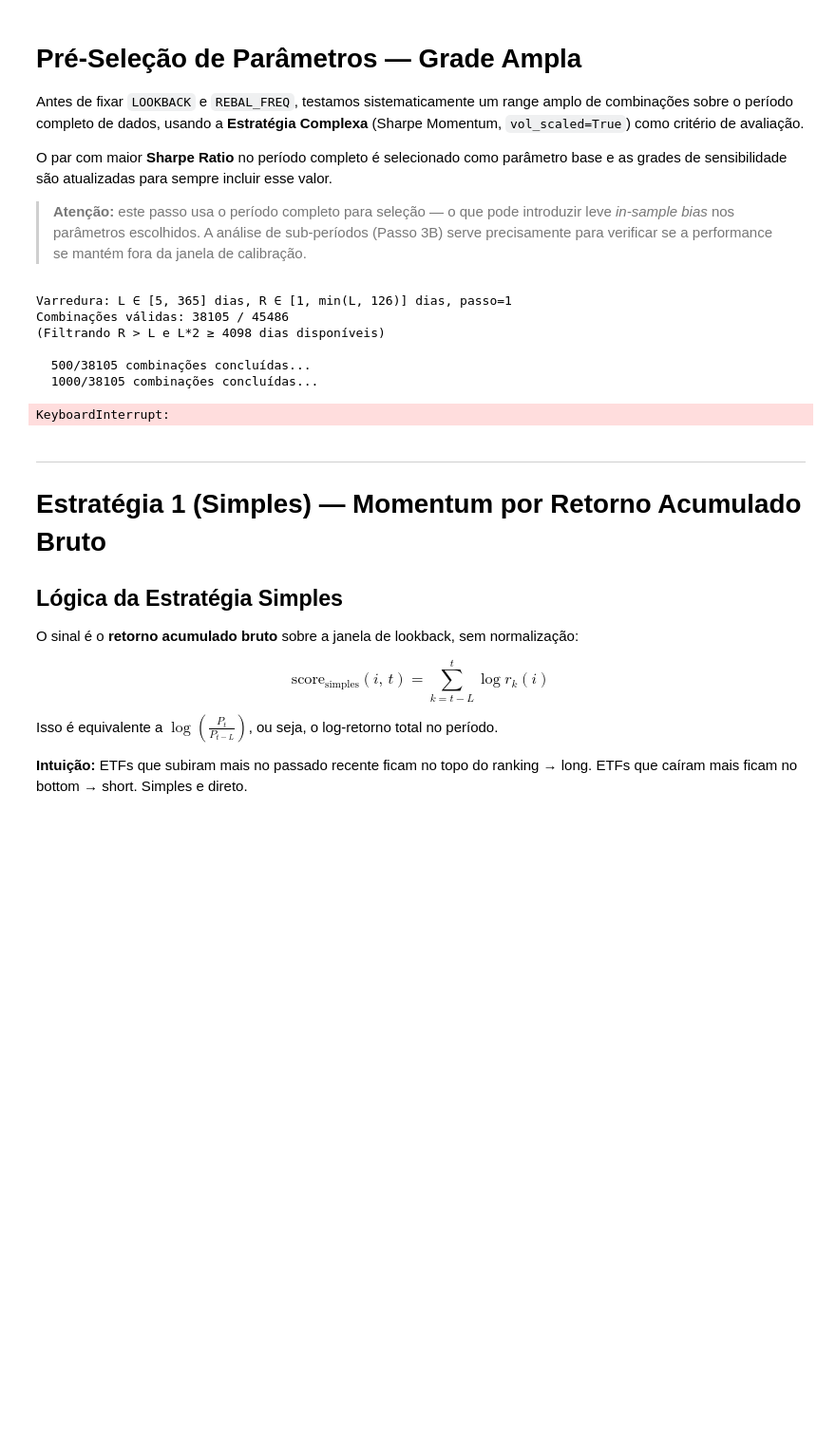
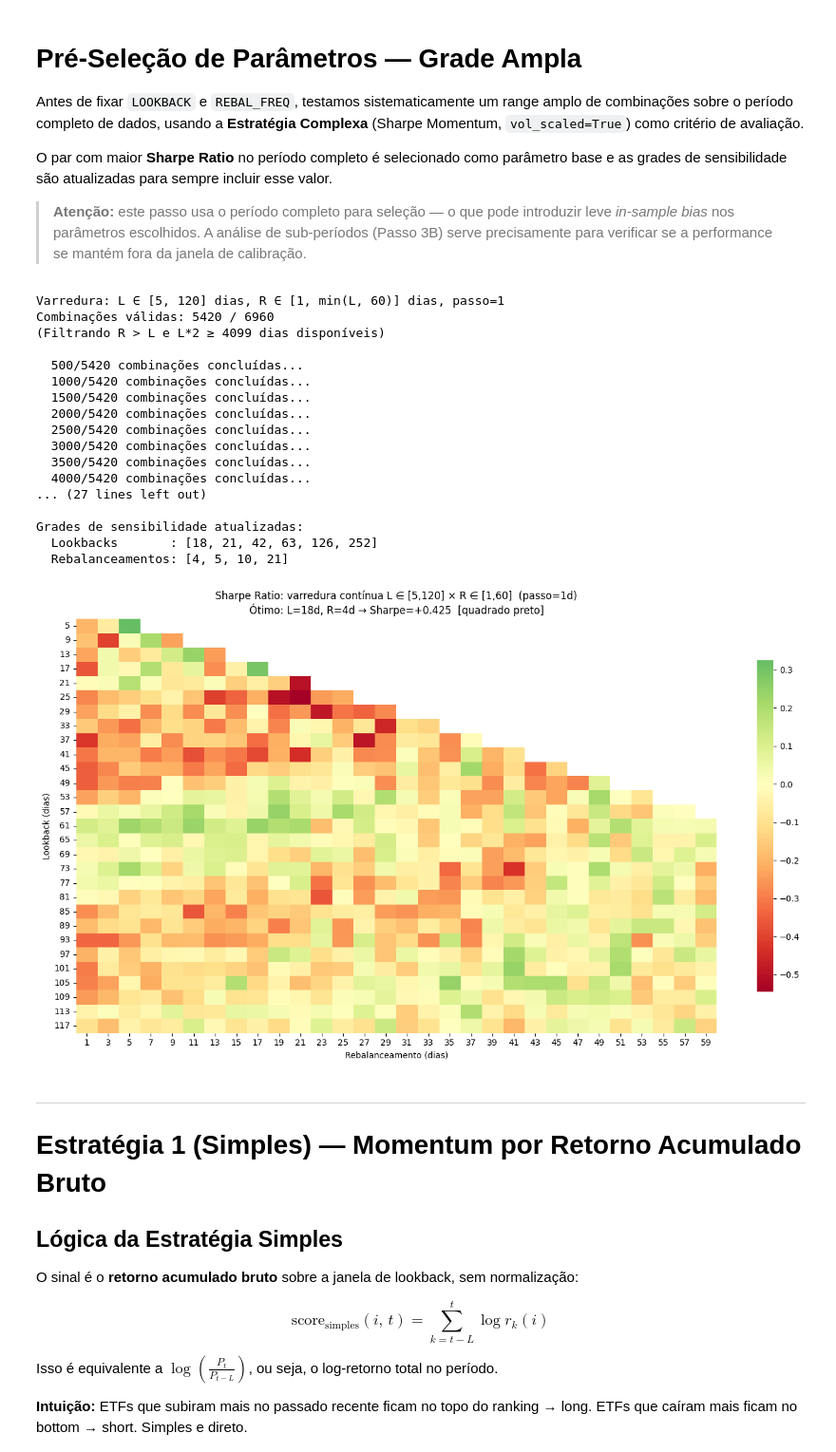
Before and after one commit to tomasmiele/etf_strategy, a Jupyter notebook: strategy.ipynb, the cells around one changed output. Shown at 95% size. Saved outputs shown, nothing was run; the diff lists cells and outputs as text; code cells hidden in the pictures; blank space fills up the shorter version.

Commit message:
feat: rebal mais freq

```diff
--- a/strategy.ipynb
+++ b/strategy.ipynb
@@ -224,8 +224,8 @@ O par com maior **Sharpe Ratio** no período completo é selecionado como parâm
 # STEP=1 → varredura completa (mais lenta); STEP>1 → mais rápido.
 
 LOOKBACK_MIN = 5      # lookback mínimo em dias úteis
-LOOKBACK_MAX = 365    # lookback máximo em dias úteis
-REBAL_MAX    = 126    # cap do rebalanceamento (sempre R ≤ L)
+LOOKBACK_MAX = 120    # lookback máximo em dias úteis
+REBAL_MAX    = 60    # cap do rebalanceamento (sempre R ≤ L)
 STEP         = 1      # granularidade (1 = dia a dia; aumente para acelerar)
 
 lookback_sweep = range(LOOKBACK_MIN, LOOKBACK_MAX + 1, STEP)
@@ -319,39 +319,50 @@ heat_plot = heat_data.loc[heat_L_plot, heat_R_plot].astype(float)
 
 fig, ax = plt.subplots(figsize=(14, 8))
 sns.heatmap(
     heat_plot, ax=ax,
     annot=len(heat_L_plot) * len(heat_R_plot) <= 300,
     fmt=".2f",
     cmap="RdYlGn", center=0,
     linewidths=0.0 if len(heat_L_plot) > 15 else 0.5,
     cbar_kws={"shrink": 0.8},
     mask=heat_plot.isna(),
 )
 # Marca o ponto ótimo se estiver na grade plotada
 if LOOKBACK in heat_L_plot and REBAL_FREQ in heat_R_plot:
     opt_row = heat_L_plot.index(LOOKBACK)
     opt_col = heat_R_plot.index(REBAL_FREQ)
     ax.add_patch(plt.Rectangle(
         (opt_col, opt_row), 1, 1,
         fill=False, edgecolor="black", linewidth=3.0
     ))
 ax.set_title(
     f"Sharpe Ratio: varredura contínua L ∈ [{LOOKBACK_MIN},{LOOKBACK_MAX}] × R ∈ [1,{REBAL_MAX}]  (passo={STEP}d)\n"
     f"Ótimo: L={LOOKBACK}d, R={REBAL_FREQ}d → Sharpe={best_row['Sharpe']:+.3f}  [quadrado preto]",
     fontsize=12
 )
 ax.set_xlabel("Rebalanceamento (dias)", fontsize=10)
 ax.set_ylabel("Lookback (dias)", fontsize=10)
 plt.tight_layout()
 plt.show()
 # %% [output]
-Varredura: L ∈ [5, 365] dias, R ∈ [1, min(L, 126)] dias, passo=1
-Combinações válidas: 38105 / 45486
-(Filtrando R > L e L*2 ≥ 4098 dias disponíveis)
+Varredura: L ∈ [5, 120] dias, R ∈ [1, min(L, 60)] dias, passo=1
+Combinações válidas: 5420 / 6960
+(Filtrando R > L e L*2 ≥ 4099 dias disponíveis)
 
-  500/38105 combinações concluídas...
-  1000/38105 combinações concluídas...
+  500/5420 combinações concluídas...
+  1000/5420 combinações concluídas...
+  1500/5420 combinações concluídas...
+  2000/5420 combinações concluídas...
+  2500/5420 combinações concluídas...
+  3000/5420 combinações concluídas...
+  3500/5420 combinações concluídas...
+  4000/5420 combinações concluídas...
+... (27 lines left out)
+
+Grades de sensibilidade atualizadas:
+  Lookbacks       : [18, 21, 42, 63, 126, 252]
+  Rebalanceamentos: [4, 5, 10, 21]
-KeyboardInterrupt:
+[figure, added]
 # %% [markdown]
 ---
 
```
Also changed, not shown: parts of 1 cell of this notebook.
